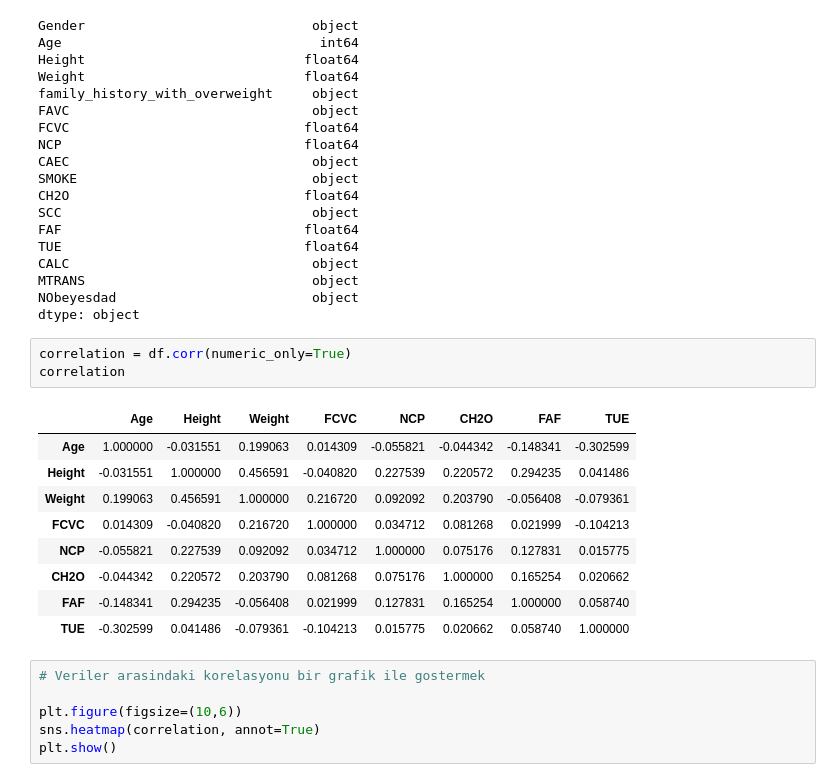
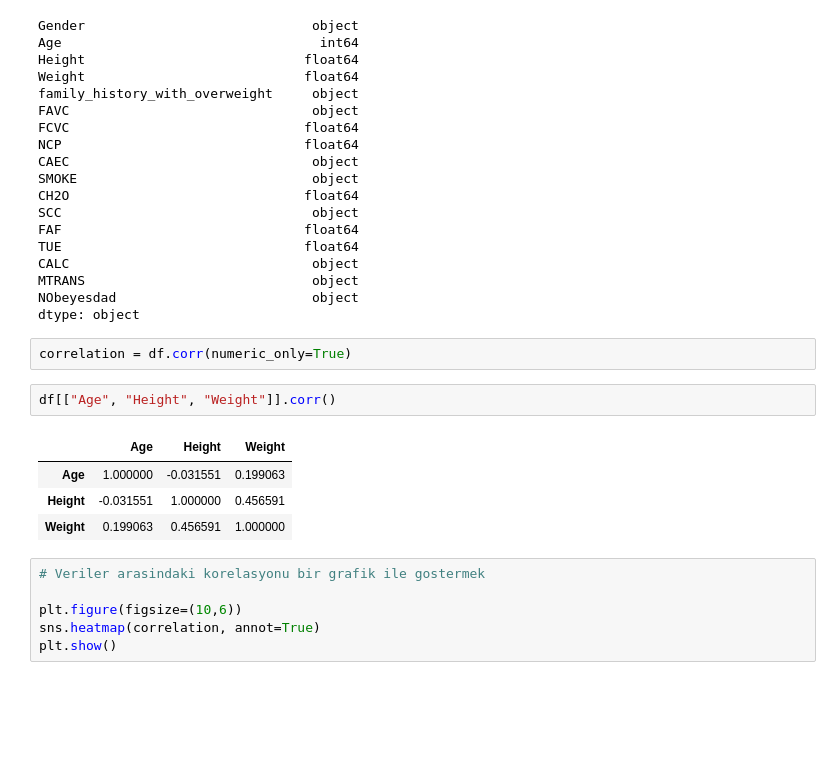
Before and after one commit to AlpikTech/ISTDS-proje3, a Jupyter notebook: Notebook.ipynb, the cells around one changed output. Saved outputs shown, nothing was run; the diff lists cells and outputs as text; blank space fills up the shorter version.

```diff
--- a/Notebook.ipynb
+++ b/Notebook.ipynb
@@ -75,17 +77,13 @@ NObeyesdad                         object
 dtype: object
 # %%
 correlation = df.corr(numeric_only=True)
-correlation
-# %% [output]
-|  | Age | Height | Weight | FCVC | NCP | CH2O | FAF | TUE |
-| Age | 1.000000 | -0.031551 | 0.199063 | 0.014309 | -0.055821 | -0.044342 | -0.148341 | -0.302599 |
-| Height | -0.031551 | 1.000000 | 0.456591 | -0.040820 | 0.227539 | 0.220572 | 0.294235 | 0.041486 |
-| Weight | 0.199063 | 0.456591 | 1.000000 | 0.216720 | 0.092092 | 0.203790 | -0.056408 | -0.079361 |
-| FCVC | 0.014309 | -0.040820 | 0.216720 | 1.000000 | 0.034712 | 0.081268 | 0.021999 | -0.104213 |
-| NCP | -0.055821 | 0.227539 | 0.092092 | 0.034712 | 1.000000 | 0.075176 | 0.127831 | 0.015775 |
-| CH2O | -0.044342 | 0.220572 | 0.203790 | 0.081268 | 0.075176 | 1.000000 | 0.165254 | 0.020662 |
-| FAF | -0.148341 | 0.294235 | -0.056408 | 0.021999 | 0.127831 | 0.165254 | 1.000000 | 0.058740 |
-| TUE | -0.302599 | 0.041486 | -0.079361 | -0.104213 | 0.015775 | 0.020662 | 0.058740 | 1.000000 |
+# %%
+df[["Age", "Height", "Weight"]].corr()
+# %% [output]
+|  | Age | Height | Weight |
+| Age | 1.000000 | -0.031551 | 0.199063 |
+| Height | -0.031551 | 1.000000 | 0.456591 |
+| Weight | 0.199063 | 0.456591 | 1.000000 |
 # %%
 # Veriler arasindaki korelasyonu bir grafik ile gostermek
 
```
Also changed, not shown: parts of 12 cells of this notebook.
